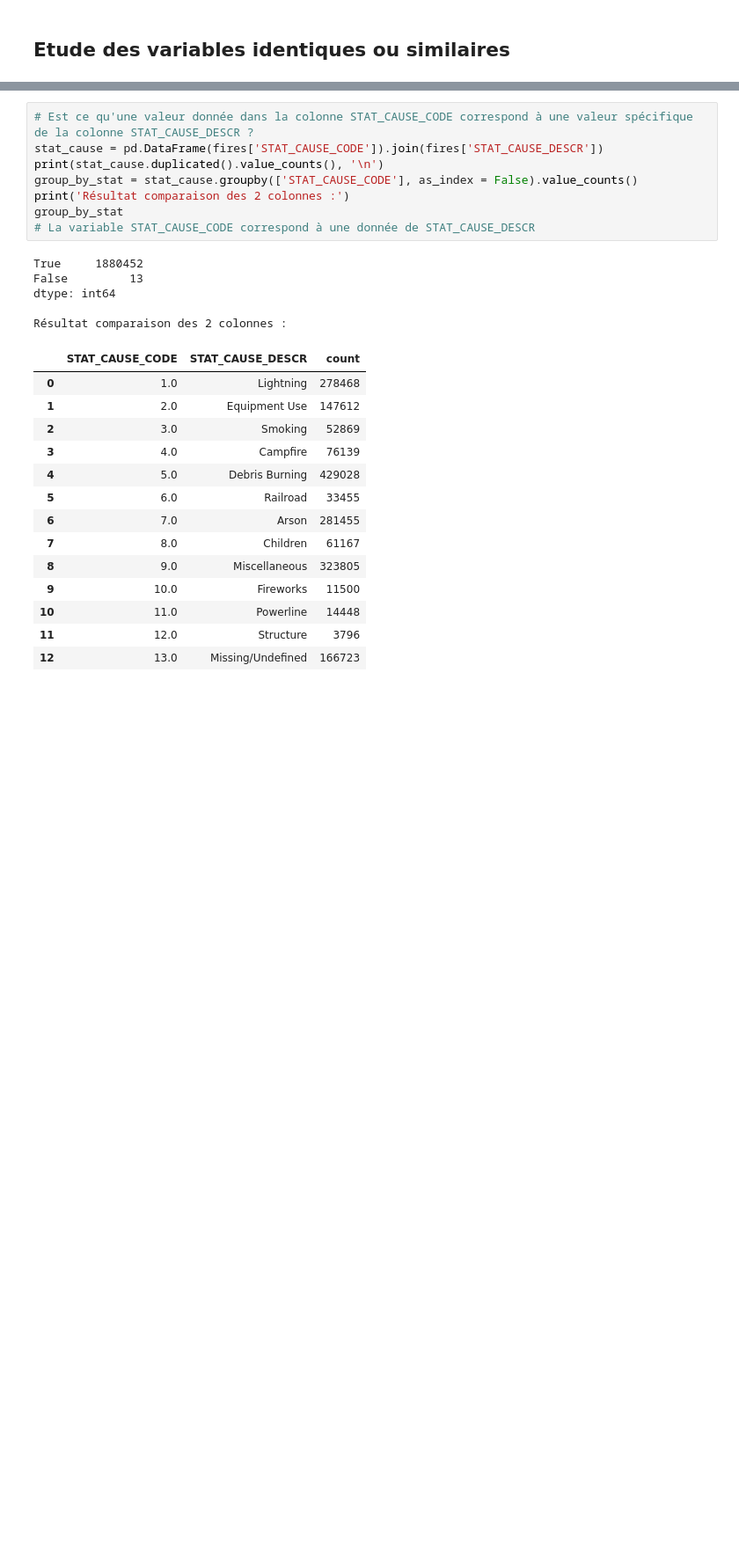
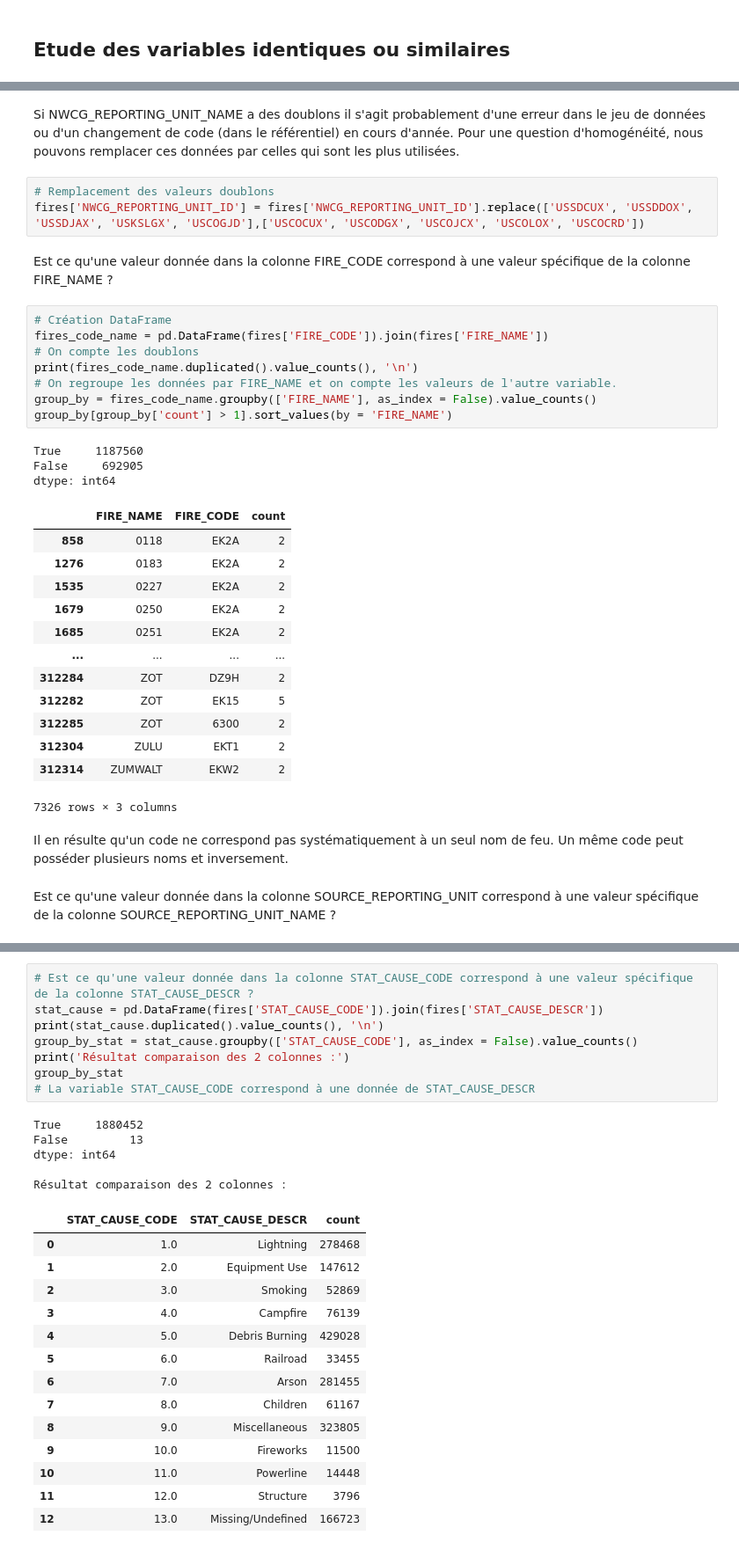
Before and after one commit to paulokmmf/Projet_DA_WILDFIRE, a Jupyter notebook: wildfire_USA.ipynb, the cells around one changed output, grey strips where cells are left out. Shown at 88% size. Saved outputs shown, nothing was run; the diff lists cells and outputs as text; blank space fills up the shorter version.

```diff
--- a/wildfire_USA.ipynb
+++ b/wildfire_USA.ipynb
@@ -254,0 +333,37 @@ Résultat comparaison des 2 colonnes :
+# %% [markdown]
+Si NWCG_REPORTING_UNIT_NAME a des doublons il s'agit probablement d'une erreur dans le jeu de données ou d'un changement de code (dans le référentiel) en cours d'année.
+Pour une question d'homogénéité, nous pouvons remplacer ces données par celles qui sont les plus utilisées.
+# %%
+# Remplacement des valeurs doublons
+fires['NWCG_REPORTING_UNIT_ID'] = fires['NWCG_REPORTING_UNIT_ID'].replace(['USSDCUX', 'USSDDOX', 'USSDJAX', 'USKSLGX', 'USCOGJD'],['USCOCUX', 'USCODGX', 'USCOJCX', 'USCOLOX', 'USCOCRD'])
+# %% [markdown]
+Est ce qu'une valeur donnée dans la colonne FIRE_CODE correspond à une valeur spécifique de la colonne FIRE_NAME ?
+# %%
+# Création DataFrame
+fires_code_name = pd.DataFrame(fires['FIRE_CODE']).join(fires['FIRE_NAME'])
+# On compte les doublons
+print(fires_code_name.duplicated().value_counts(), '\n')
+# On regroupe les données par FIRE_NAME et on compte les valeurs de l'autre variable.
+group_by = fires_code_name.groupby(['FIRE_NAME'], as_index = False).value_counts()
+group_by[group_by['count'] > 1].sort_values(by = 'FIRE_NAME')
+# %% [output]
+True     1187560
+False     692905
+dtype: int64
+|  | FIRE_NAME | FIRE_CODE | count |
+| 858 | 0118 | EK2A | 2 |
+| 1276 | 0183 | EK2A | 2 |
+| 1535 | 0227 | EK2A | 2 |
+| 1679 | 0250 | EK2A | 2 |
+| 1685 | 0251 | EK2A | 2 |
+| ... | ... | ... | ... |
+| 312284 | ZOT | DZ9H | 2 |
+| 312282 | ZOT | EK15 | 5 |
+| 312285 | ZOT | 6300 | 2 |
+| 312304 | ZULU | EKT1 | 2 |
+| 312314 | ZUMWALT | EKW2 | 2 |
+7326 rows × 3 columns
+# %% [markdown]
+Il en résulte qu'un code ne correspond pas systématiquement à un seul nom de feu. Un même code peut posséder plusieurs noms et inversement.
+# %% [markdown]
+Est ce qu'une valeur donnée dans la colonne SOURCE_REPORTING_UNIT correspond à une valeur spécifique de la colonne SOURCE_REPORTING_UNIT_NAME ?
```
Also changed, not shown: parts of 37 cells of this notebook.
